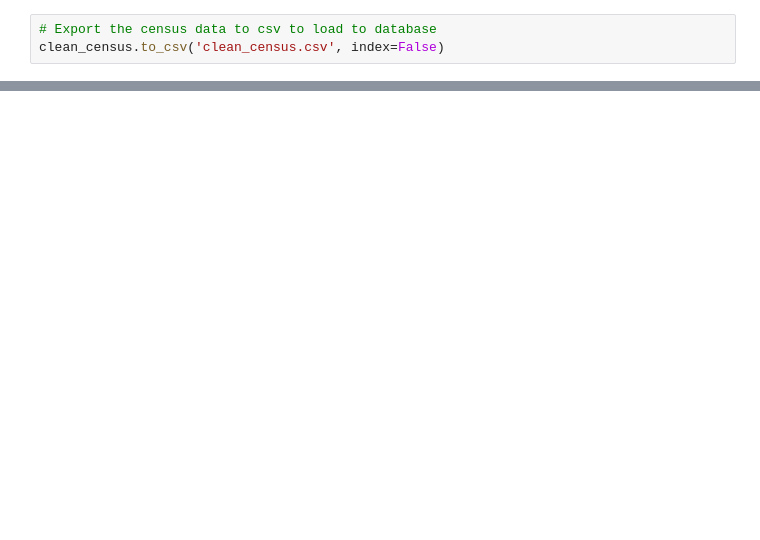
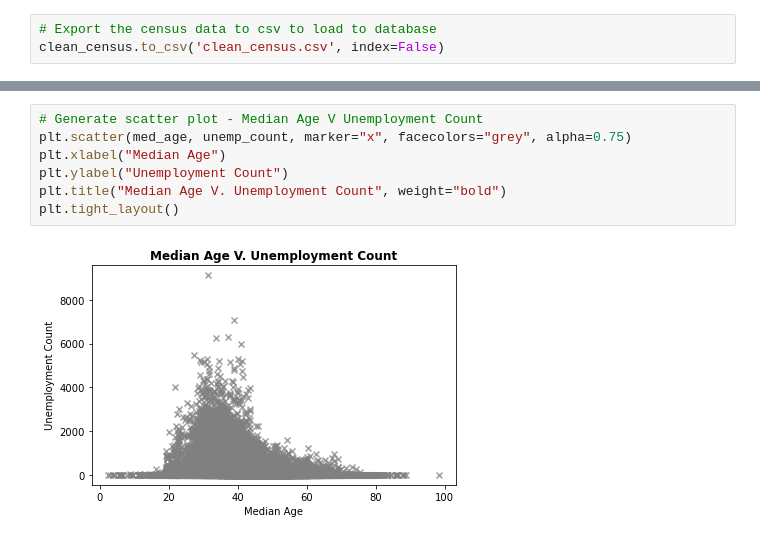
Before and after one commit to poojaisabelle/ETL-Project, a Jupyter notebook: 02_transform_census/02_transform_census_pooja.ipynb, the cells around one changed output, grey strips where cells are left out. Drawn from its saved outputs; the diff is of its cells as text; blank space fills up the shorter version.

```diff
--- a/02_transform_census/02_transform_census_pooja.ipynb
+++ b/02_transform_census/02_transform_census_pooja.ipynb
@@ -275,0 +332,9 @@ clean_census.to_csv('clean_census.csv', index=False)
+# %%
+# Generate scatter plot - Median Age V Unemployment Count
+plt.scatter(med_age, unemp_count, marker="x", facecolors="grey", alpha=0.75)
+plt.xlabel("Median Age")
+plt.ylabel("Unemployment Count")
+plt.title("Median Age V. Unemployment Count", weight="bold")
+plt.tight_layout()
+# %% [output]
+[figure, added]
```
Also changed, not shown: parts of 8 cells of this notebook.
